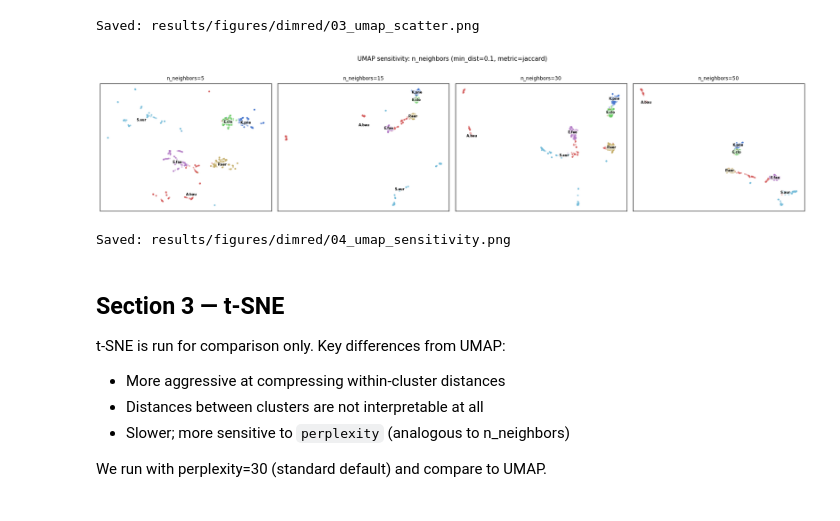
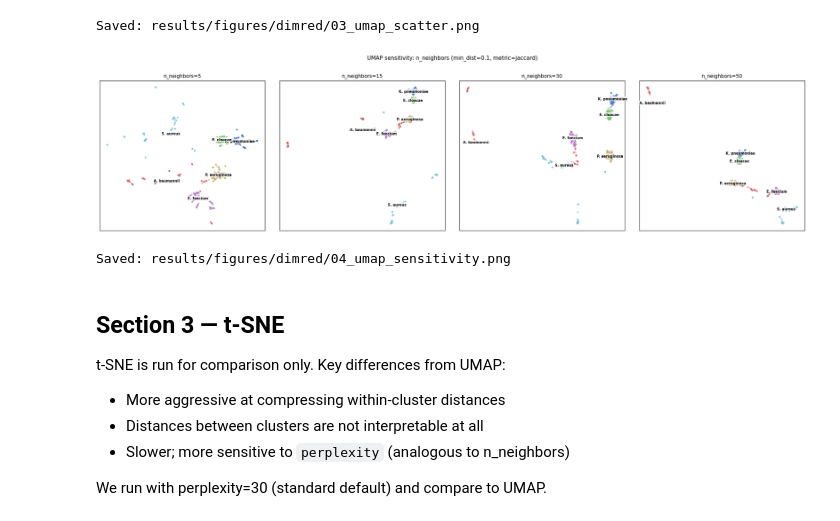
Before and after one commit to vikos77/eskape-defence-ml, a Jupyter notebook: notebooks/03_dimensionality_reduction.ipynb, the cells around one changed output. Drawn from its saved outputs; the diff is of its cells as text; code cells hidden in the pictures.

Commit message:
Use full species names in UMAP sensitivity figure labels

```diff
--- a/notebooks/03_dimensionality_reduction.ipynb
+++ b/notebooks/03_dimensionality_reduction.ipynb
@@ -333,36 +333,36 @@ print("Saved: results/figures/dimred/03_umap_scatter.png")
 Saved: results/figures/dimred/03_umap_scatter.png
 # %%
 # ── UMAP parameter sensitivity: n_neighbors sweep ────────────────────────────
-fig, axes = plt.subplots(1, 4, figsize=(18, 4))
+fig, axes = plt.subplots(1, 4, figsize=(20, 5))
 fig.suptitle("UMAP sensitivity: n_neighbors (min_dist=0.1, metric=jaccard)",
              fontsize=11, y=1.01)
 
 for ax, nn in zip(axes, [5, 15, 30, 50]):
     emb = umap.UMAP(n_neighbors=nn, min_dist=0.1, n_components=2,
                     metric="jaccard", random_state=42, verbose=False
                    ).fit_transform(X)
     for sp in SPECIES_ORDER:
         mask = y_species == sp
         ax.scatter(emb[mask, 0], emb[mask, 1],
-                   c=SP_COLORS[sp], alpha=0.5, s=8, edgecolors="none")
-    # Label centroids
+                   c=SP_COLORS[sp], alpha=0.5, s=10, edgecolors="none")
+    # Full species name labels at cluster median
     for sp in SPECIES_ORDER:
         mask = y_species == sp
         cx = np.median(emb[mask, 0])
         cy = np.median(emb[mask, 1])
-        ax.text(cx, cy, SPECIES_LABELS[sp].split()[0][0]+"."+SPECIES_LABELS[sp].split()[-1][:3],
-                fontsize=6, fontweight="bold", color="black",
+        ax.text(cx, cy, SPECIES_LABELS[sp],
+                fontsize=7, fontweight="bold", color="black",
                 ha="center", va="center",
-                bbox=dict(boxstyle="round,pad=0.1", fc="white", alpha=0.7, ec="none"))
-    ax.set_title(f"n_neighbors={nn}", fontsize=9)
+                bbox=dict(boxstyle="round,pad=0.15", fc="white", alpha=0.75, ec="none"))
+    ax.set_title(f"n_neighbors={nn}", fontsize=10)
     ax.set_xticks([]); ax.set_yticks([])
 
 plt.tight_layout()
 plt.savefig(FIG_DIR / "04_umap_sensitivity.png", dpi=150, bbox_inches="tight")
 plt.show()
 print("Saved: results/figures/dimred/04_umap_sensitivity.png")
 # %% [output]
-[figure, old version]
+[figure, new version]
 Saved: results/figures/dimred/04_umap_sensitivity.png
 # %% [markdown]
 ## Section 3 — t-SNE
```
Also changed, not shown: 1 other file.
